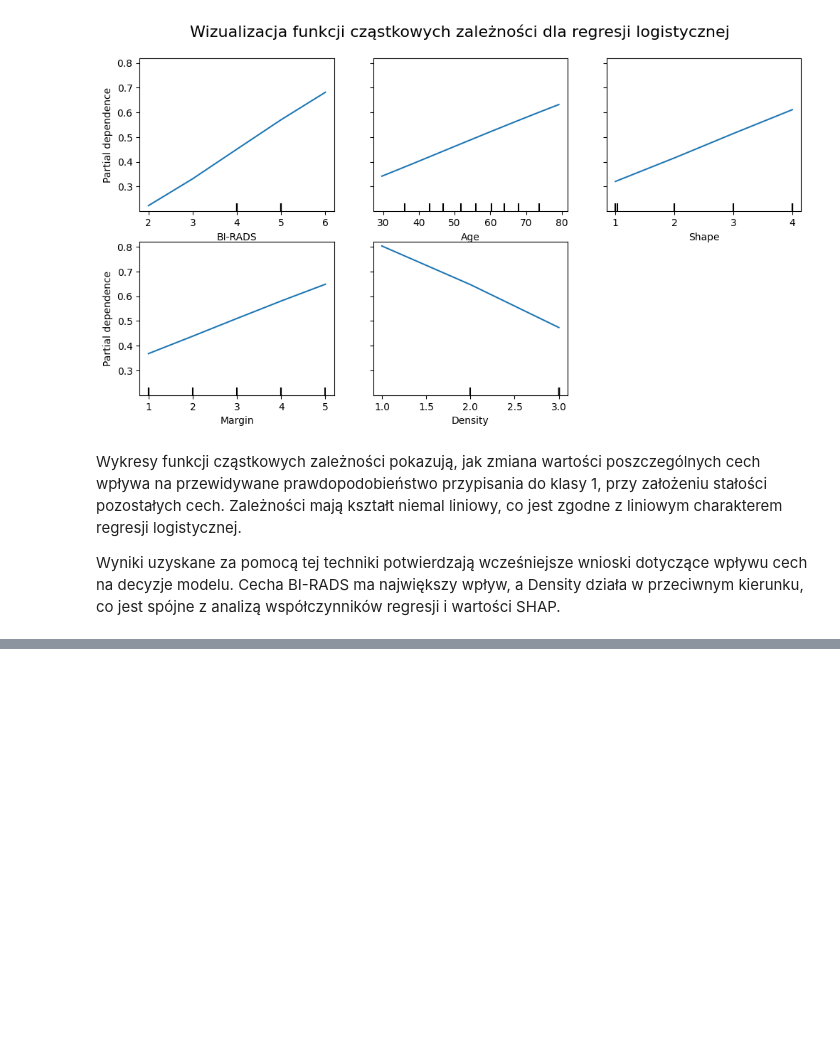
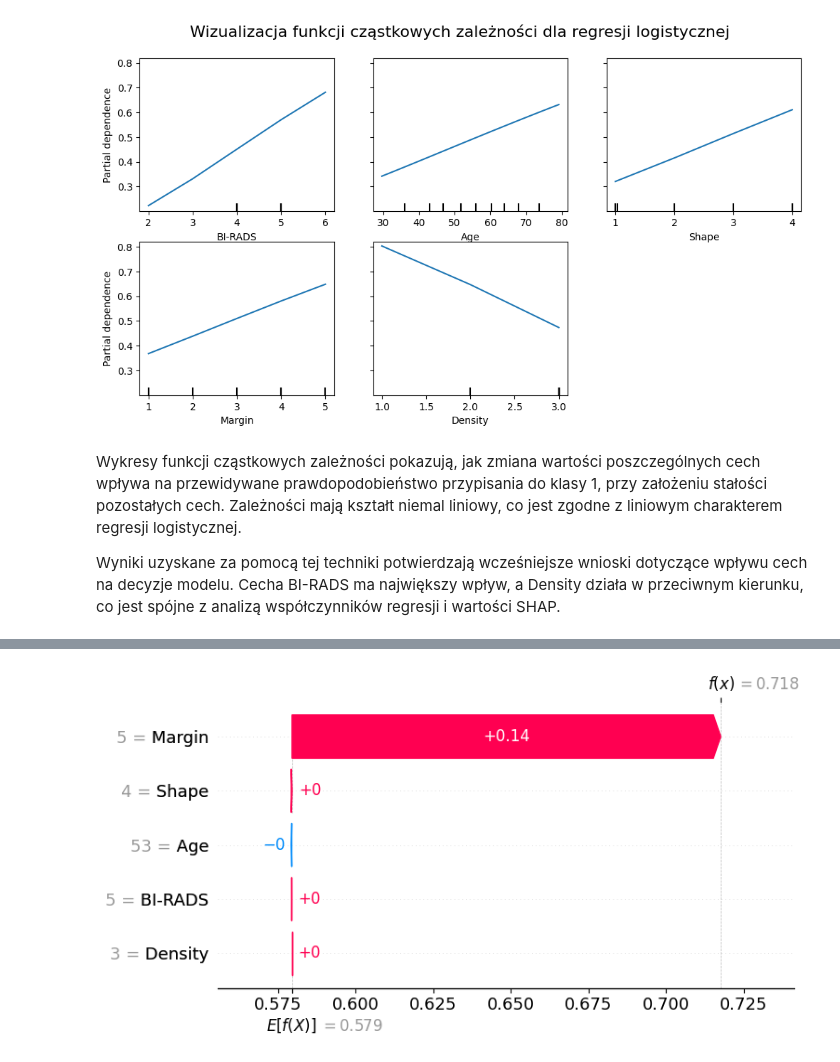
Before and after one commit to MNOWAK1234/INF-AI_JupyterNotebooks, a Jupyter notebook: ISWD/Project4/PreferenceLearning.ipynb, the cells around one changed output, grey strips where cells are left out. Saved outputs shown, nothing was run; the diff lists cells and outputs as text; code cells hidden in the pictures; blank space fills up the shorter version.

```diff
--- a/ISWD/Project4/PreferenceLearning.ipynb
+++ b/ISWD/Project4/PreferenceLearning.ipynb
@@ -466,0 +1125,7 @@ Wyniki uzyskane za pomocą tej techniki potwierdzają wcześniejsze wnioski doty
+# %%
+x1 = torch.tensor(X_test[random_indices[1]:random_indices[1]+1], dtype=torch.float32)
+print(f"\n====== Przykład 2 (indeks {random_indices[1]}) ======")
+grads1, pred1 = explain_decision_uta_dis(model, x1, feature_names)
+df_changes1, pred1 = minimal_change_to_flip_decision_uta_dis(model, x1, feature_names)
+print("\nMinimalne zmiany cech potrzebne do zmiany decyzji:")
+print(df_changes1)
@@ -466,0 +1167,3 @@ Wyniki uzyskane za pomocą tej techniki potwierdzają wcześniejsze wnioski doty
+# %%
+explain_with_shap_UTA_DIS(model, x1, background_data, feature_names)
+# %% [output]
@@ -466,0 +1171 @@ Wyniki uzyskane za pomocą tej techniki potwierdzają wcześniejsze wnioski doty
+[figure, added]
```
Also changed, not shown: parts of 49 cells of this notebook, 3 other files.
